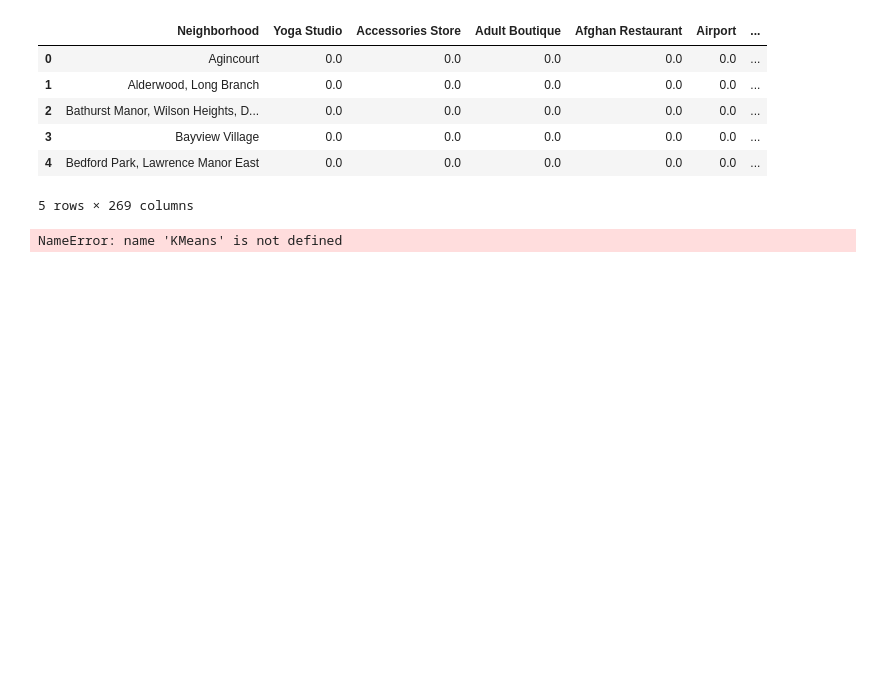
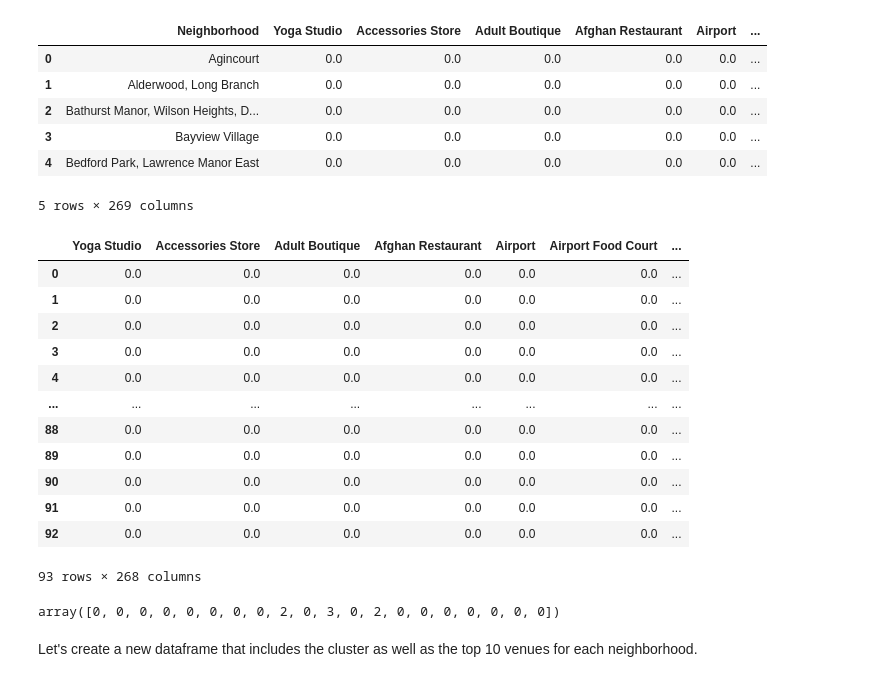
Before and after one commit to omer-gold/Coursera_Capstone, a Jupyter notebook: Coursera_Capstone_JN.ipynb, the cells around one changed output. Cells and saved outputs as stored; diff of their text form; code cells hidden in the pictures; blank space fills up the shorter version.

```diff
--- a/Coursera_Capstone_JN.ipynb
+++ b/Coursera_Capstone_JN.ipynb
@@ -601,9 +573,25 @@ toronto_grouped.head()
 | 3 | Bayview Village | 0.0 | 0.0 | 0.0 | 0.0 | 0.0 | ... |
 | 4 | Bedford Park, Lawrence Manor East | 0.0 | 0.0 | 0.0 | 0.0 | 0.0 | ... |
 5 rows × 269 columns
+# %%
+toronto_grouped_clustering
+# %% [output]
+|  | Yoga Studio | Accessories Store | Adult Boutique | Afghan Restaurant | Airport | Airport Food Court | ... |
+| 0 | 0.0 | 0.0 | 0.0 | 0.0 | 0.0 | 0.0 | ... |
+| 1 | 0.0 | 0.0 | 0.0 | 0.0 | 0.0 | 0.0 | ... |
+| 2 | 0.0 | 0.0 | 0.0 | 0.0 | 0.0 | 0.0 | ... |
+| 3 | 0.0 | 0.0 | 0.0 | 0.0 | 0.0 | 0.0 | ... |
+| 4 | 0.0 | 0.0 | 0.0 | 0.0 | 0.0 | 0.0 | ... |
+| ... | ... | ... | ... | ... | ... | ... | ... |
+| 88 | 0.0 | 0.0 | 0.0 | 0.0 | 0.0 | 0.0 | ... |
+| 89 | 0.0 | 0.0 | 0.0 | 0.0 | 0.0 | 0.0 | ... |
+| 90 | 0.0 | 0.0 | 0.0 | 0.0 | 0.0 | 0.0 | ... |
+| 91 | 0.0 | 0.0 | 0.0 | 0.0 | 0.0 | 0.0 | ... |
+| 92 | 0.0 | 0.0 | 0.0 | 0.0 | 0.0 | 0.0 | ... |
+93 rows × 268 columns
 # %%
 # set number of clusters
-kclusters = 5
+kclusters = 4
 
 toronto_grouped_clustering = toronto_grouped.drop('Neighborhood', 1)
 
@@ -611,6 +599,8 @@ toronto_grouped_clustering = toronto_grouped.drop('Neighborhood', 1)
 kmeans = KMeans(n_clusters=kclusters, random_state=0).fit(toronto_grouped_clustering)
 
 # check cluster labels generated for each row in the dataframe
-kmeans.labels_[0:10]
+kmeans.labels_[0:20]
 # %% [output]
-NameError: name 'KMeans' is not defined
+array([0, 0, 0, 0, 0, 0, 0, 0, 2, 0, 3, 0, 2, 0, 0, 0, 0, 0, 0, 0])
+# %% [markdown]
+Let's create a new dataframe that includes the cluster as well as the top 10 venues for each neighborhood.
```
Also changed, not shown: parts of 20 cells of this notebook.
